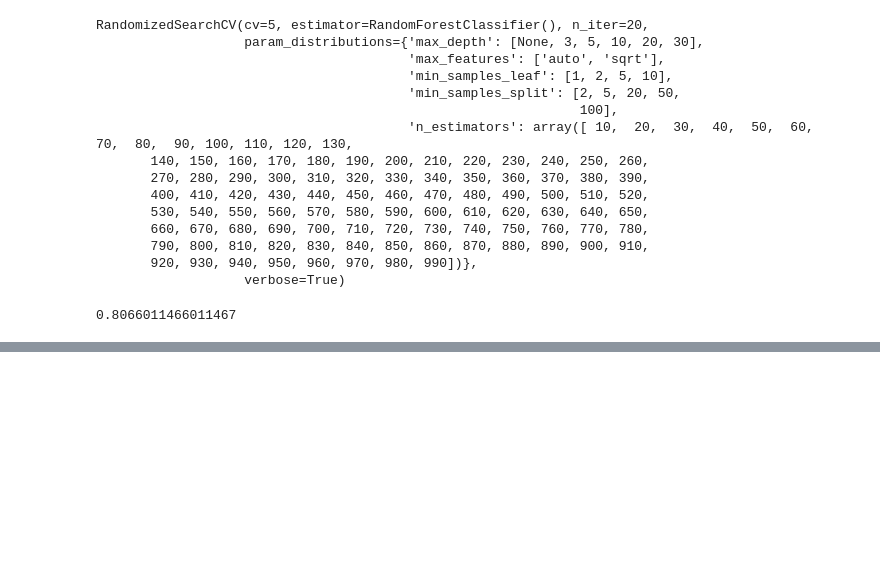
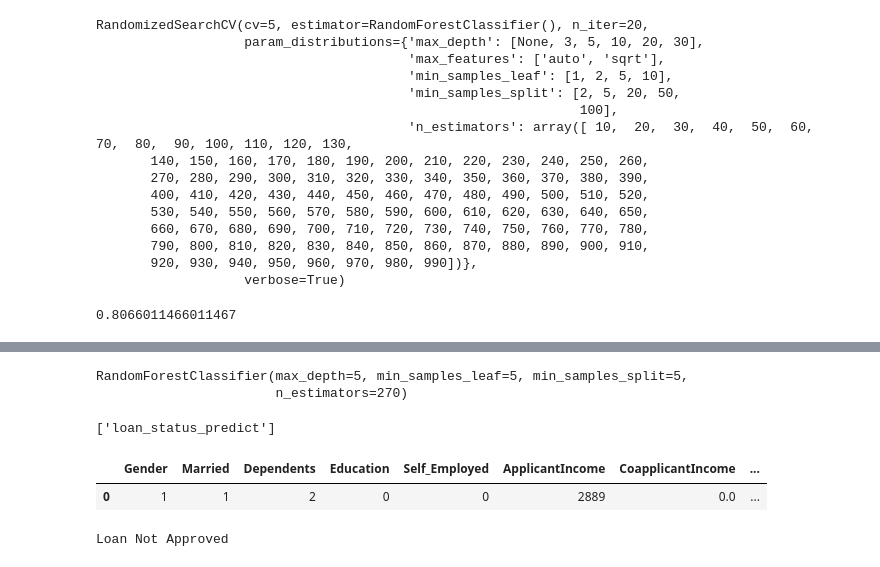
Before and after one commit to dinuwanfernando/10822750-final-year-project, a Jupyter notebook: loan_prediction_test2.ipynb, the cells around one changed output, grey strips where cells are left out. Drawn from its saved outputs; the diff is of its cells as text; code cells hidden in the pictures; blank space fills up the shorter version.

```diff
--- a/loan_prediction_test2.ipynb
+++ b/loan_prediction_test2.ipynb
@@ -450,0 +450,5 @@ rs_rf.best_params_
+# %%
+rf.fit(X,y)
+# %% [output]
+RandomForestClassifier(max_depth=5, min_samples_leaf=5, min_samples_split=5,
+                       n_estimators=270)
@@ -450,0 +457,4 @@ rs_rf.best_params_
+# %%
+joblib.dump(rf,'loan_status_predict')
+# %% [output]
+['loan_status_predict']
@@ -450,0 +463,20 @@ rs_rf.best_params_
+# %%
+import pandas as pd
+df = pd.DataFrame({
+    'Gender':1,
+    'Married':1,
+    'Dependents':2,
+    'Education':0,
+    'Self_Employed':0,
+    'ApplicantIncome':2889,
+    'CoapplicantIncome':0.0,
+    'LoanAmount':45,
+    'Loan_Amount_Term':180,
+    'Credit_History':0,
+    'Property_Area':1
+},index=[0])
+# %%
+df
+# %% [output]
+|  | Gender | Married | Dependents | Education | Self_Employed | ApplicantIncome | CoapplicantIncome | ... |
+| 0 | 1 | 1 | 2 | 0 | 0 | 2889 | 0.0 | ... |
@@ -450,0 +485,7 @@ rs_rf.best_params_
+# %%
+if result==1:
+    print("Loan Approved")
+else:
+    print("Loan Not Approved")
+# %% [output]
+Loan Not Approved
```
Also changed, not shown: parts of 14 cells of this notebook.
